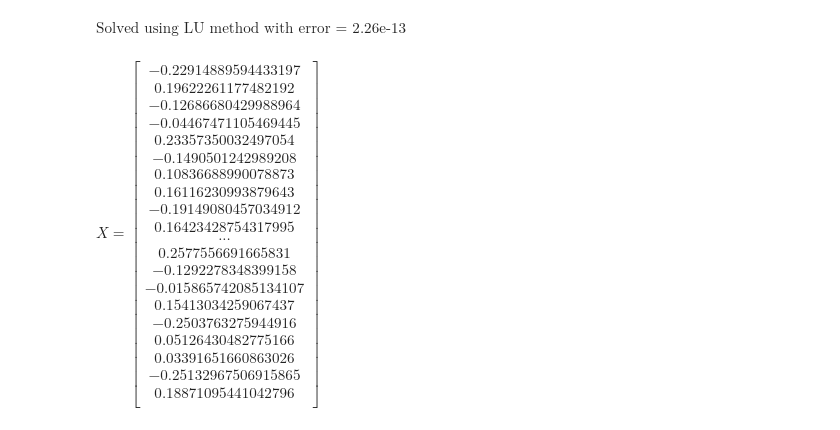
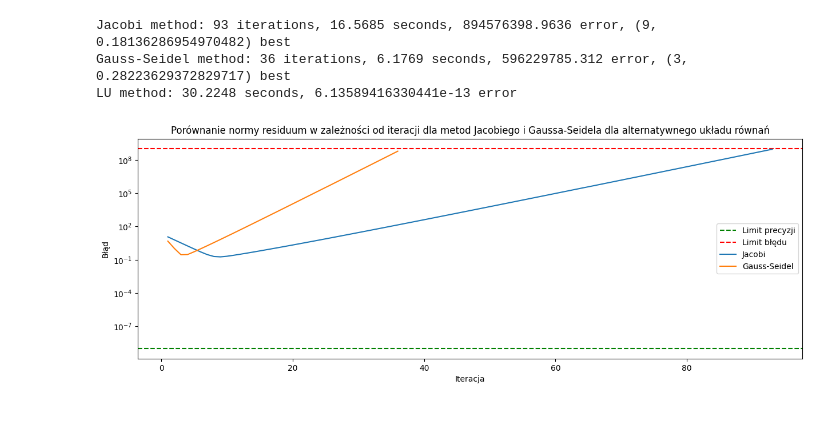
Before and after one commit to KanarekLife/NM, a Jupyter notebook: Project02/src/main.ipynb, the cells around one changed output. Cells and saved outputs as stored; diff of their text form; code cells hidden in the pictures.

```diff
--- a/Project02/src/main.ipynb
+++ b/Project02/src/main.ipynb
@@ -135,8 +85,5 @@ Error:
 # %%
-a = get_A(n, 3, -1, -1)
-display_math(f'n = {n}')
-display_math(f'a_1 = 3')
-display_math(f'a_2 = a_3 = -1')
+a_alt = get_A(n, 3, -1, -1)
 display_math('A = ' + a.to_latex())
 b = get_B(n, (index_number % 10000 // 1000) + 1)
 display_math('B = ' + b.to_latex())
@@ -251,28 +135,26 @@ $\displaystyle X = \begin{bmatrix}
-# %%
-r, e = solve_lu(a, b)
-display_math(f'\\text{{Solved using LU method with error = {format(e, ".2e") :}}}')
-display_math('X = ' + r.to_latex())
-# %% [output]
-$\displaystyle \text{Solved using LU method with error = 2.26e-13}$
-$\displaystyle X = \begin{bmatrix}
--0.22914889594433197 \\
-0.19622261177482192 \\
--0.12686680429988964 \\
--0.04467471105469445 \\
-0.23357350032497054 \\
--0.1490501242989208 \\
-0.10836688990078873 \\
-0.16116230993879643 \\
--0.19149080457034912 \\
-0.16423428754317995 \\
-... \\
-0.2577556691665831 \\
--0.1292278348399158 \\
--0.015865742085134107 \\
-0.15413034259067437 \\
--0.2503763275944916 \\
-0.05126430482775166 \\
-0.03391651660863026 \\
--0.25132967506915865 \\
-0.18871095441042796 \\
-\end{bmatrix}$
+# %%
+jacobi_result_alt = solve_jacobi(a_alt, b)
+gauss_seidel_result_alt = solve_gauss_seidel(a_alt, b)
+lu_result_alt = solve_lu(a_alt, b)
+# %%
+print(f'Jacobi method: {jacobi_result_alt.iterations} iterations, {round(jacobi_result_alt.took, 4)} seconds, {round(jacobi_result_alt.errors[-1], 4)} error, {jacobi_result_alt.best()} best')
+print(f'Gauss-Seidel method: {gauss_seidel_result_alt.iterations} iterations, {round(gauss_seidel_result_alt.took, 4)} seconds, {round(gauss_seidel_result_alt.errors[-1], 4)} error, {gauss_seidel_result_alt.best()} best')
+print(f'LU method: {round(lu_result_alt.took, 4)} seconds, {lu_result_alt.error} error')
+# %% [output]
+Jacobi method: 93 iterations, 16.5685 seconds, 894576398.9636 error, (9, 0.18136286954970482) best
+Gauss-Seidel method: 36 iterations, 6.1769 seconds, 596229785.312 error, (3, 0.28223629372829717) best
+LU method: 30.2248 seconds, 6.13589416330441e-13 error
+# %%
+plt.figure(figsize=(15, 5))
+plt.yscale('log')
+plt.axhline(y=1e-9, color='g', linestyle='--')
+plt.axhline(y=1e9, color='r', linestyle='--')
+plt.plot(jacobi_result_alt.errors)
+plt.plot(gauss_seidel_result_alt.errors)
+plt.legend(['Limit precyzji', 'Limit błędu', 'Jacobi', 'Gauss-Seidel'])
+plt.xlabel('Iteracja')
+plt.ylabel('Błąd')
+plt.title('Porównanie normy residuum w zależności od iteracji dla metod Jacobiego i Gaussa-Seidela dla alternatywnego układu równań')
+plt.savefig('../dist/jacobi-gauss-seidel-alternative-comparison.svg')
+# %% [output]
+[figure, added]
```
Also changed, not shown: parts of 13 cells of this notebook, 10 other files.
